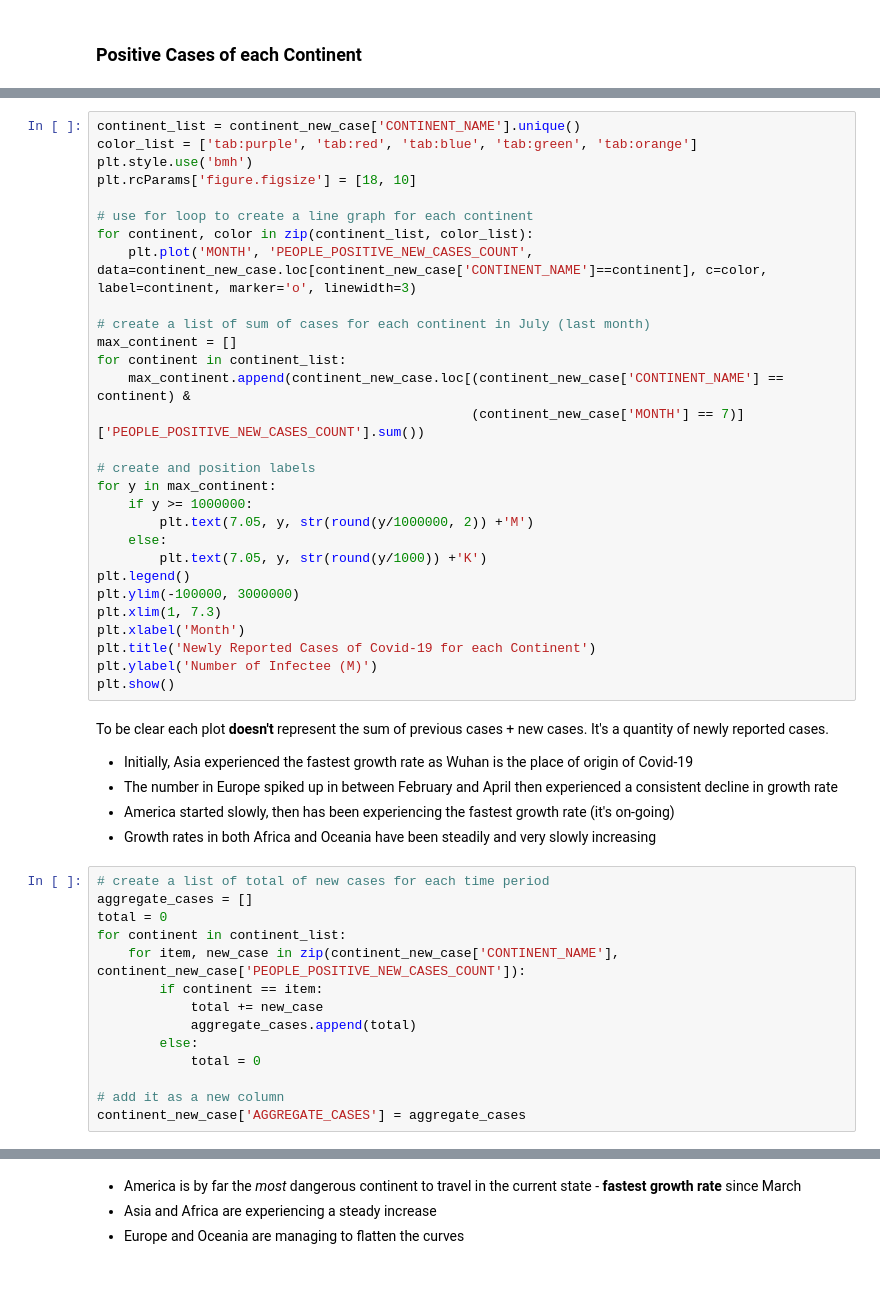
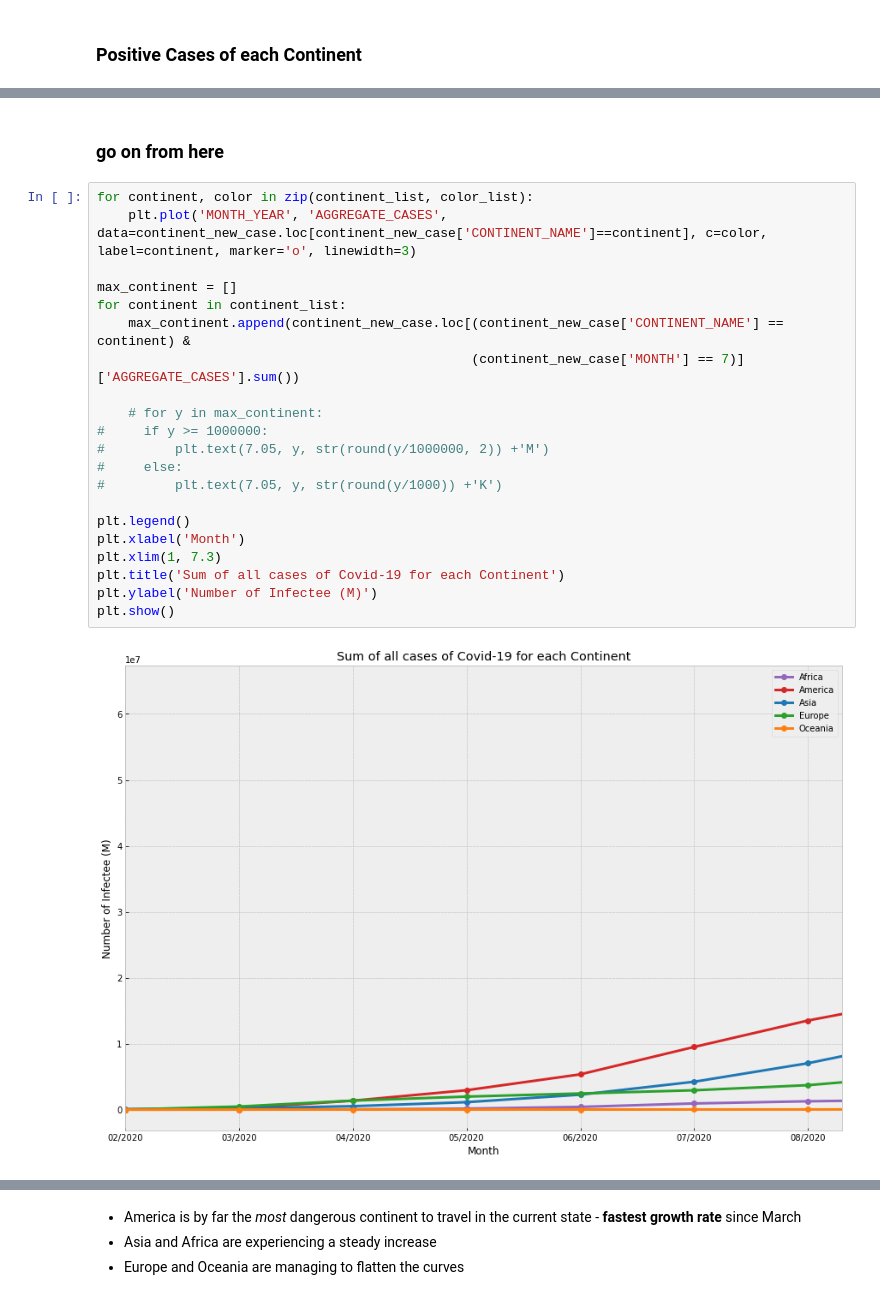
Before and after one commit to tw7366/Projects, a Jupyter notebook: Projects/Covid-19.ipynb, the cells around one changed output, grey strips where cells are left out. Saved outputs shown, nothing was run; the diff lists cells and outputs as text.

```diff
--- a/Projects/Covid-19.ipynb
+++ b/Projects/Covid-19.ipynb
@@ -255,50 +317,25 @@ print(continent_new_case[['CONTINENT_NAME', 'MONTH', 'PEOPLE_POSITIVE_NEW_CASES_
+# %% [markdown]
+### go on from here
 # %%
-continent_list = continent_new_case['CONTINENT_NAME'].unique()
-color_list = ['tab:purple', 'tab:red', 'tab:blue', 'tab:green', 'tab:orange']
-plt.style.use('bmh')
-plt.rcParams['figure.figsize'] = [18, 10]
+for continent, color in zip(continent_list, color_list):
+    plt.plot('MONTH_YEAR', 'AGGREGATE_CASES', data=continent_new_case.loc[continent_new_case['CONTINENT_NAME']==continent], c=color, label=continent, marker='o', linewidth=3)
 
-# use for loop to create a line graph for each continent
-for continent, color in zip(continent_list, color_list):
-    plt.plot('MONTH', 'PEOPLE_POSITIVE_NEW_CASES_COUNT', data=continent_new_case.loc[continent_new_case['CONTINENT_NAME']==continent], c=color, label=continent, marker='o', linewidth=3)
-
-# create a list of sum of cases for each continent in July (last month)
 max_continent = []
 for continent in continent_list:
     max_continent.append(continent_new_case.loc[(continent_new_case['CONTINENT_NAME'] == continent) &
-                                                (continent_new_case['MONTH'] == 7)]['PEOPLE_POSITIVE_NEW_CASES_COUNT'].sum())
+                                                (continent_new_case['MONTH'] == 7)]['AGGREGATE_CASES'].sum())
 
-# create and position labels
-for y in max_continent:
-    if y >= 1000000:
-        plt.text(7.05, y, str(round(y/1000000, 2)) +'M')
-    else:
-        plt.text(7.05, y, str(round(y/1000)) +'K')
+    # for y in max_continent:
+#     if y >= 1000000:
+#         plt.text(7.05, y, str(round(y/1000000, 2)) +'M')
+#     else:
+#         plt.text(7.05, y, str(round(y/1000)) +'K')
+
 plt.legend()
-plt.ylim(-100000, 3000000)
+plt.xlabel('Month')
 plt.xlim(1, 7.3)
-plt.xlabel('Month')
-plt.title('Newly Reported Cases of Covid-19 for each Continent')
+plt.title('Sum of all cases of Covid-19 for each Continent')
 plt.ylabel('Number of Infectee (M)')
 plt.show()
+# %% [output]
+[figure, added]
-# %% [markdown]
-To be clear each plot **doesn't** represent the sum of previous cases + new cases. It's a quantity of newly reported cases.
-
-* Initially, Asia experienced the fastest growth rate as Wuhan is the place of origin of Covid-19
-* The number in Europe spiked up in between February and April then experienced a consistent decline in growth rate
-* America started slowly, then has been experiencing the fastest growth rate (it's on-going)
-* Growth rates in both Africa and Oceania have been steadily and very slowly increasing
-# %%
-# create a list of total of new cases for each time period
-aggregate_cases = []
-total = 0
-for continent in continent_list:
-    for item, new_case in zip(continent_new_case['CONTINENT_NAME'], continent_new_case['PEOPLE_POSITIVE_NEW_CASES_COUNT']):
-        if continent == item:
-            total += new_case
-            aggregate_cases.append(total)
-        else:
-            total = 0
-
-# add it as a new column
-continent_new_case['AGGREGATE_CASES'] = aggregate_cases
```
Also changed, not shown: parts of 11 cells of this notebook.
